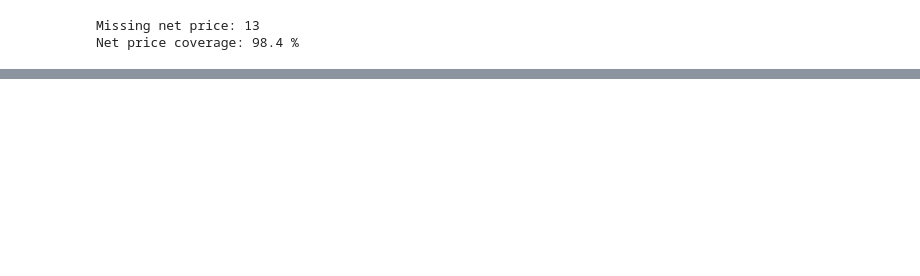
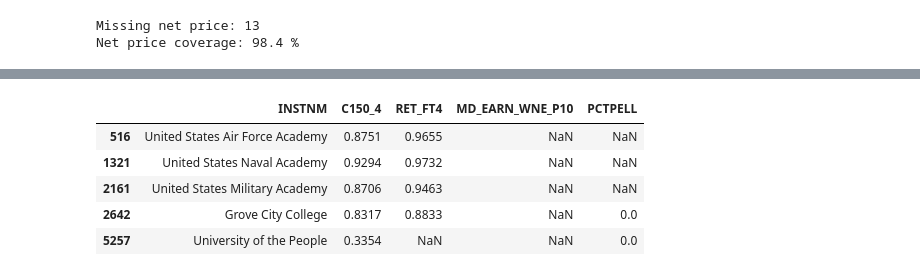
Before and after one commit to DanielYaari28/AIPI510P1, a Jupyter notebook: notebooks/college_scorecard_eda.ipynb, the cells around one changed output, grey strips where cells are left out. Cells and saved outputs as stored; diff of their text form; code cells hidden in the pictures; blank space fills up the shorter version.

```diff
--- a/notebooks/college_scorecard_eda.ipynb
+++ b/notebooks/college_scorecard_eda.ipynb
@@ -98,0 +131,13 @@ Net price coverage: 98.4 %
+# %%
+project_df[project_df["DEBT_MDN"].isna()][["INSTNM",
+"C150_4",
+"RET_FT4",
+"MD_EARN_WNE_P10",
+"PCTPELL"]]
+# %% [output]
+|  | INSTNM | C150_4 | RET_FT4 | MD_EARN_WNE_P10 | PCTPELL |
+| 516 | United States Air Force Academy | 0.8751 | 0.9655 | NaN | NaN |
+| 1321 | United States Naval Academy | 0.9294 | 0.9732 | NaN | NaN |
+| 2161 | United States Military Academy | 0.8706 | 0.9463 | NaN | NaN |
+| 2642 | Grove City College | 0.8317 | 0.8833 | NaN | 0.0 |
+| 5257 | University of the People | 0.3354 | NaN | NaN | 0.0 |
```
Also changed, not shown: parts of 7 cells of this notebook.
